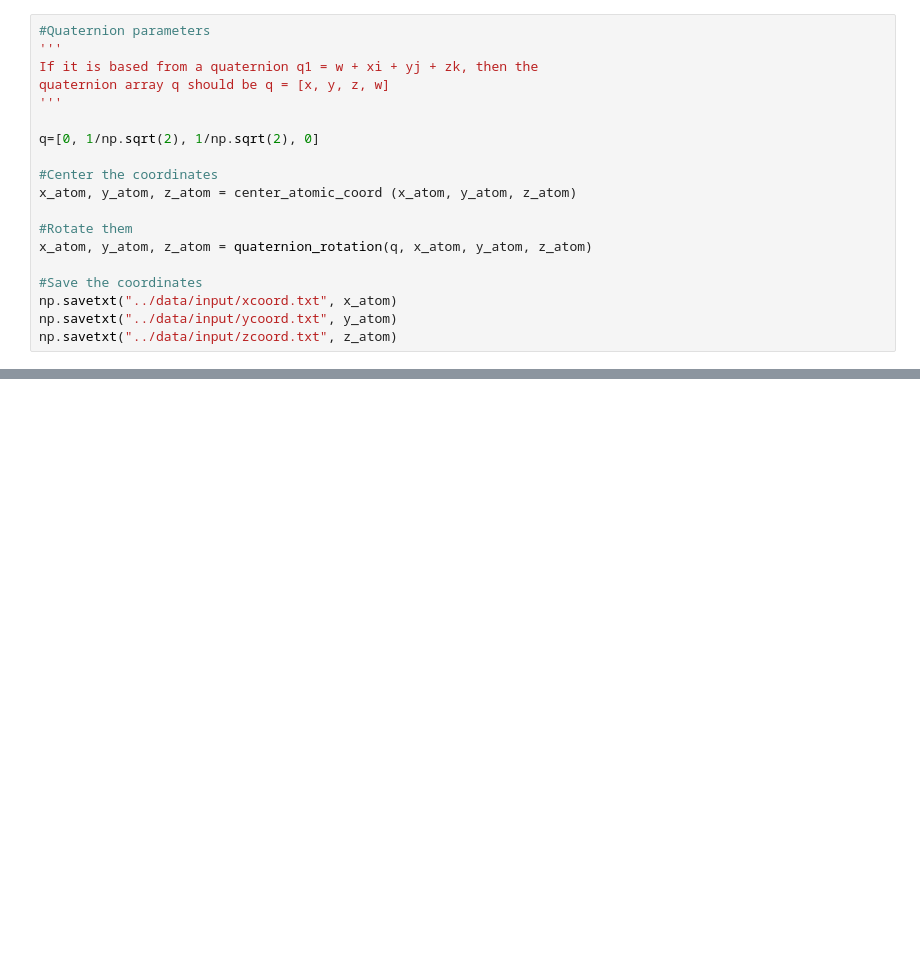
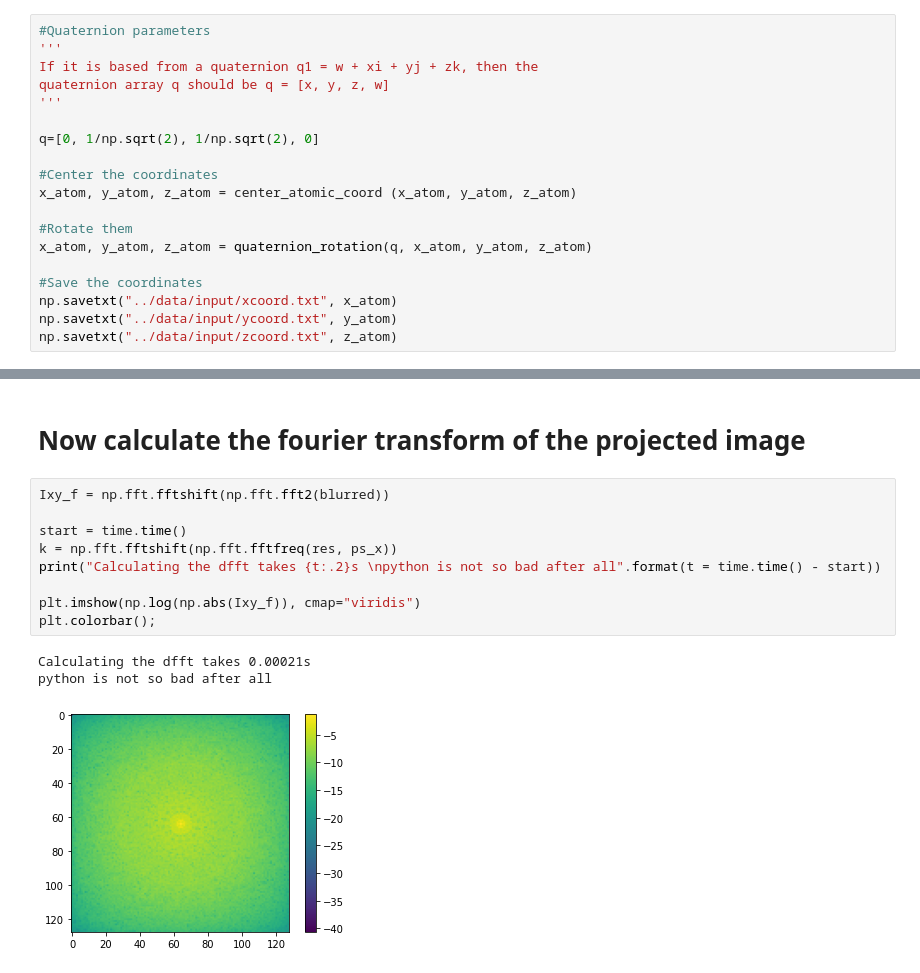
Before and after one commit to DSilva27/gradient_cryoEM, a Jupyter notebook: python/gradient.ipynb, the cells around one changed output, grey strips where cells are left out. Saved outputs shown, nothing was run; the diff lists cells and outputs as text; blank space fills up the shorter version.

```diff
--- a/python/gradient.ipynb
+++ b/python/gradient.ipynb
@@ -141,0 +229,15 @@ plt.imshow(Ixy)
+# %% [markdown]
+# Now calculate the fourier transform of the projected image
+# %%
+Ixy_f = np.fft.fftshift(np.fft.fft2(blurred))
+
+start = time.time()
+k = np.fft.fftshift(np.fft.fftfreq(res, ps_x))
+print("Calculating the dfft takes {t:.2}s \npython is not so bad after all".format(t = time.time() - start))
+
+plt.imshow(np.log(np.abs(Ixy_f)), cmap="viridis")
+plt.colorbar();
+# %% [output]
+Calculating the dfft takes 0.00021s
+python is not so bad after all
+[figure, added]
```
Also changed, not shown: parts of 19 cells of this notebook, 4 other files.
